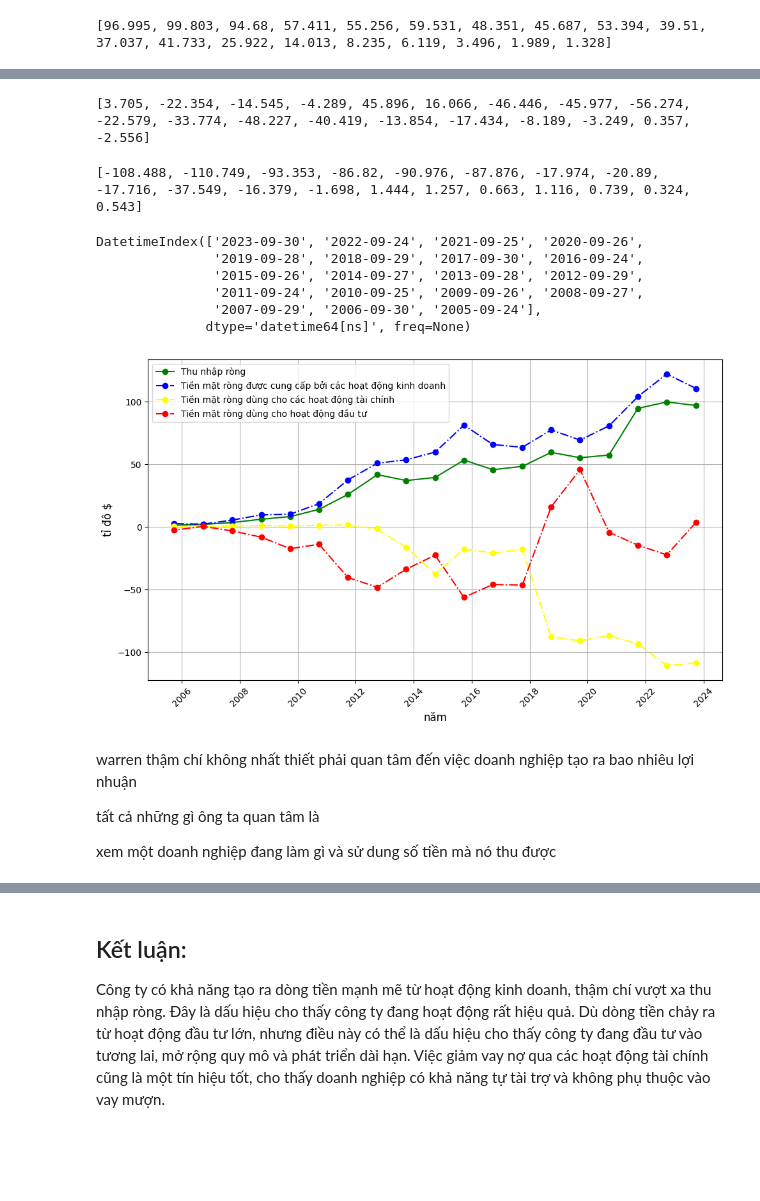
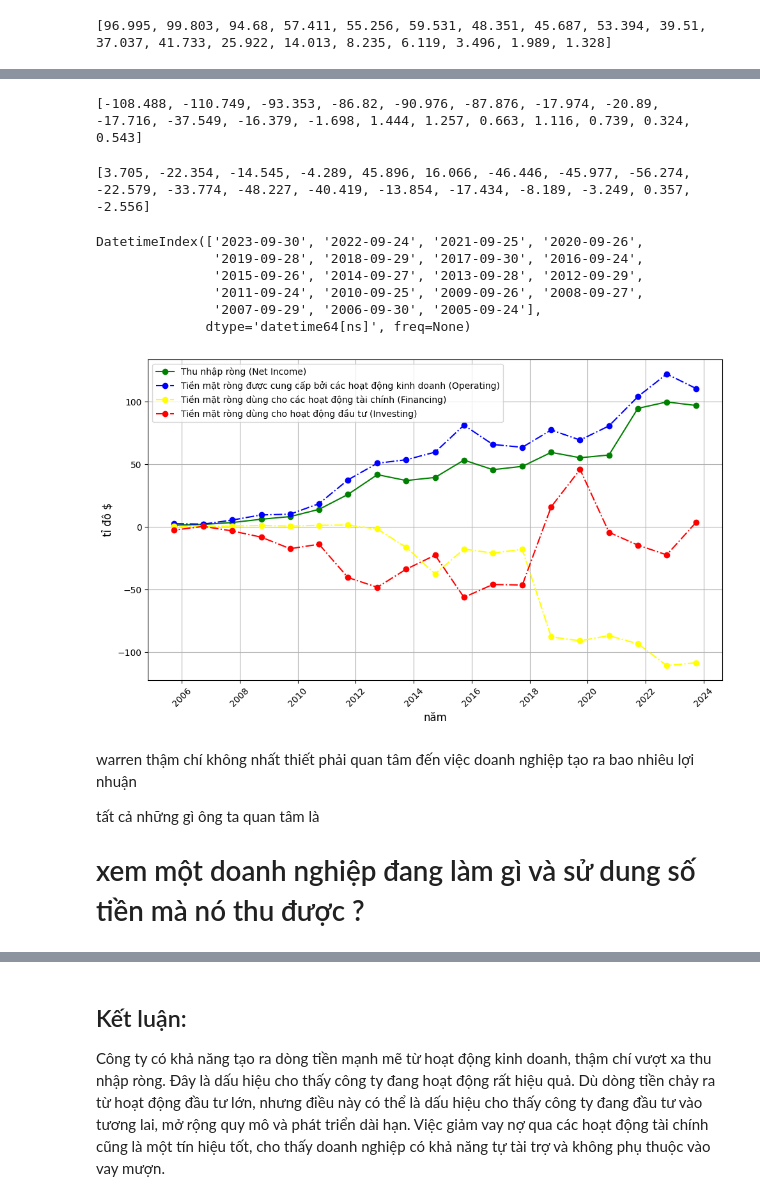
Before and after one commit to phithuan/Collection_Preprocessing-Visualization_dataAAPL, a Jupyter notebook: Viazualization.ipynb, the cells around one changed output, grey strips where cells are left out. Saved outputs shown, nothing was run; the diff lists cells and outputs as text; code cells hidden in the pictures; blank space fills up the shorter version.

```diff
--- a/Viazualization.ipynb
+++ b/Viazualization.ipynb
@@ -45,3 +46,12 @@ hàng ngày sau khi đã trả hết các chi phí liên quan trực tiếp đ
+# %%
+FA = df.loc['Net Cash Used Provided By Financing Activities'].tolist()
+FA
+# Chuyển các chuỗi thành số nguyên và chia để lấy đơn vị triệu
+converted_numbers_FA = [int(num) / 1000000000 for num in FA]
+# In ra kết quả
+print(converted_numbers_FA)
+# %% [output]
+[-108.488, -110.749, -93.353, -86.82, -90.976, -87.876, -17.974, -20.89, -17.716, -37.549, -16.379, -1.698, 1.444, 1.257, 0.663, 1.116, 0.739, 0.324, 0.543]
 # %%
 IA = df.loc['Net Cash Used For Investing Activites'].tolist()
 IA
@@ -51,15 +61,6 @@ converted_numbers_IA = [int(num) / 1000000000 for num in IA]
 print(converted_numbers_IA)
 # %% [output]
 [3.705, -22.354, -14.545, -4.289, 45.896, 16.066, -46.446, -45.977, -56.274, -22.579, -33.774, -48.227, -40.419, -13.854, -17.434, -8.189, -3.249, 0.357, -2.556]
-# %%
-FA = df.loc['Net Cash Used Provided By Financing Activities'].tolist()
-FA
-# Chuyển các chuỗi thành số nguyên và chia để lấy đơn vị triệu
-converted_numbers_FA = [int(num) / 1000000000 for num in FA]
-# In ra kết quả
-print(converted_numbers_FA)
-# %% [output]
-[-108.488, -110.749, -93.353, -86.82, -90.976, -87.876, -17.974, -20.89, -17.716, -37.549, -16.379, -1.698, 1.444, 1.257, 0.663, 1.116, 0.739, 0.324, 0.543]
 # %%
 # Lấy hàng 'date'
 date_list = pd.to_datetime(df.loc['Date'].tolist())
@@ -74,30 +75,30 @@ DatetimeIndex(['2023-09-30', '2022-09-24', '2021-09-25', '2020-09-26',
 # %%
 # Vẽ biểu đồ
 plt.figure(figsize=(10, 6))
-plt.plot(date_list, converted_numbers_NI, marker='o', label='Thu nhập ròng', color='green')
-plt.plot(date_list, converted_numbers_OA, marker='o', label='Tiền mặt ròng được cung cấp bởi các hoạt động kinh doanh', color='blue', linestyle = 'dashdot')
-plt.plot(date_list, converted_numbers_FA, marker='o', label='Tiền mặt ròng dùng cho các hoạt động tài chính', color='yellow', linestyle = 'dashdot')
-plt.plot(date_list, converted_numbers_IA, marker='o', label='Tiền mặt ròng dùng cho hoạt động đầu tư', color='red', linestyle = 'dashdot')
+plt.plot(date_list, converted_numbers_NI, marker='o', label='Thu nhập ròng (Net Income)', color='green')
+plt.plot(date_list, converted_numbers_OA, marker='o', label='Tiền mặt ròng được cung cấp bởi các hoạt động kinh doanh (Operating)', color='blue', linestyle = 'dashdot')
+plt.plot(date_list, converted_numbers_FA, marker='o', label='Tiền mặt ròng dùng cho các hoạt động tài chính (Financing)', color='yellow', linestyle = 'dashdot')
+plt.plot(date_list, converted_numbers_IA, marker='o', label='Tiền mặt ròng dùng cho hoạt động đầu tư (Investing)', color='red', linestyle = 'dashdot')
 
 # Thêm tiêu đề và nhãn
 #plt.title('Net Income', fontsize=14)
 plt.xlabel('năm', fontsize=12)
 plt.ylabel('tỉ đô $', fontsize=12)
 plt.xticks(rotation=45)
 plt.grid()
 # Định dạng trục y với đơn vị triệu
 #plt.gca().yaxis.set_major_formatter(FuncFormatter(millions))
 # Function add a legend
 plt.legend()
 # Hiển thị biểu đồ
 plt.tight_layout()
 plt.show()
 # %% [output]
-[figure, old version]
+[figure, new version]
 # %% [markdown]
 warren thậm chí không nhất thiết phải quan tâm đến việc doanh nghiệp tạo ra bao nhiêu lợi nhuận
 
 tất cả những gì ông ta quan tâm là
 
-xem một doanh nghiệp đang làm gì và sử dung số tiền mà nó thu được
+# xem một doanh nghiệp đang làm gì và sử dung số tiền mà nó thu được ?
 # %% [markdown]
```
Also changed, not shown: parts of 8 cells of this notebook, 1 other file.
